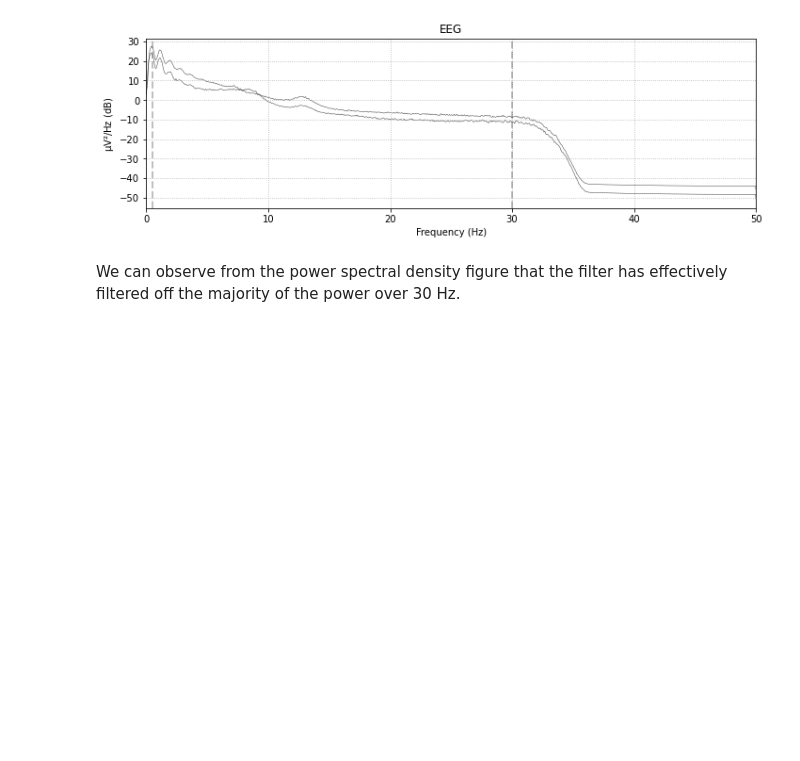
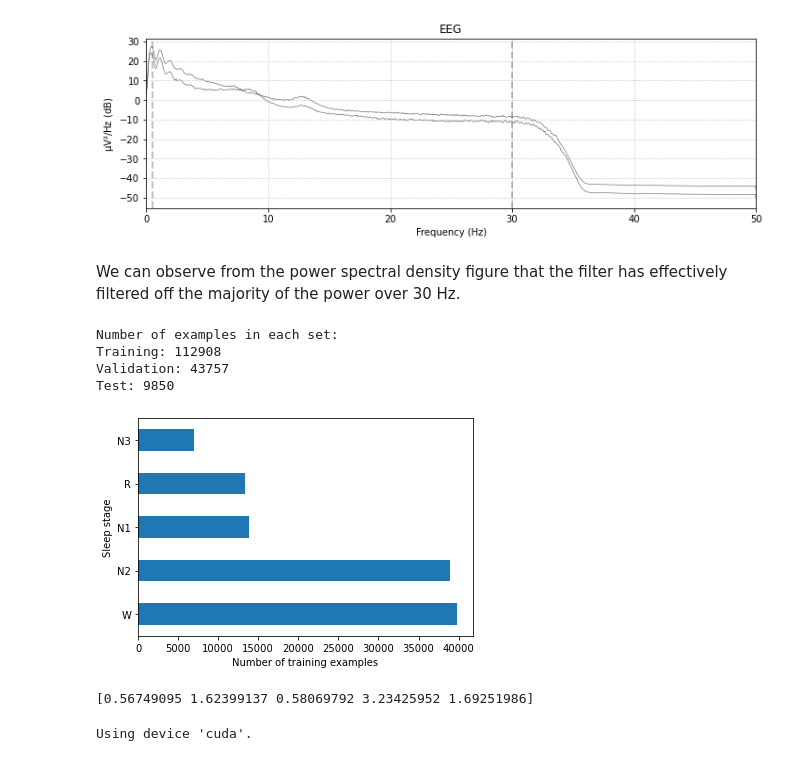
Before and after one commit to rakaUconn/Sleep_stage_classification, a Jupyter notebook: sleep_stage_classification.ipynb, the cells around one changed output. Drawn from its saved outputs; the diff is of its cells as text; code cells hidden in the pictures; blank space fills up the shorter version.

```diff
--- a/sleep_stage_classification.ipynb
+++ b/sleep_stage_classification.ipynb
@@ -274,0 +347,36 @@ dataset = ConcatDataset(all_datasets)
+# %%
+# Use recording 1 of subjects 0-9 as test set
+test_recs = [(subj_nb, rec_nb)  # DO NOT CHANGE! This is a fixed set.
+             for subj_nb, rec_nb in zip(range(20), [1] * 10)]
+test_ds, train_ds = pick_recordings(dataset, test_recs)
+# %%
+# Split remaining recordings into training and validation sets
+n_subjects_valid = max(1, int(len(train_ds.datasets) * 0.2))
+train_ds, valid_ds = train_test_split(train_ds, n_subjects_valid, split_by='subj_nb')
+
+print('Number of examples in each set:')
+print(f'Training: {len(train_ds)}')
+print(f'Validation: {len(valid_ds)}')
+print(f'Test: {len(test_ds)}')
+# %% [output]
+Number of examples in each set:
+Training: 112908
+Validation: 43757
+Test: 9850
+# %%
+classes_mapping = {0: 'W', 1: 'N1', 2: 'N2', 3: 'N3', 4: 'R'}
+y_train = pd.Series([y for _, y in train_ds]).map(classes_mapping)
+ax = y_train.value_counts().plot(kind='barh')
+ax.set_xlabel('Number of training examples');
+ax.set_ylabel('Sleep stage');
+# %% [output]
+[figure, added]
+# %%
+# Computing class weight
+from sklearn.utils.class_weight import compute_class_weight
+
+train_y = np.concatenate([ds.epochs_labels for ds in train_ds.datasets])
+class_weights = compute_class_weight('balanced', classes=np.unique(train_y), y=train_y)
+print(class_weights)
+# %% [output]
+[0.56749095 1.62399137 0.58069792 3.23425952 1.69251986]
@@ -274,0 +476,5 @@ dataset = ConcatDataset(all_datasets)
+# %%
+print(f'Using device \'{device}\'.')
+model = model.to(device)
+# %% [output]
+Using device 'cuda'.
```
Also changed, not shown: parts of 13 cells of this notebook.
